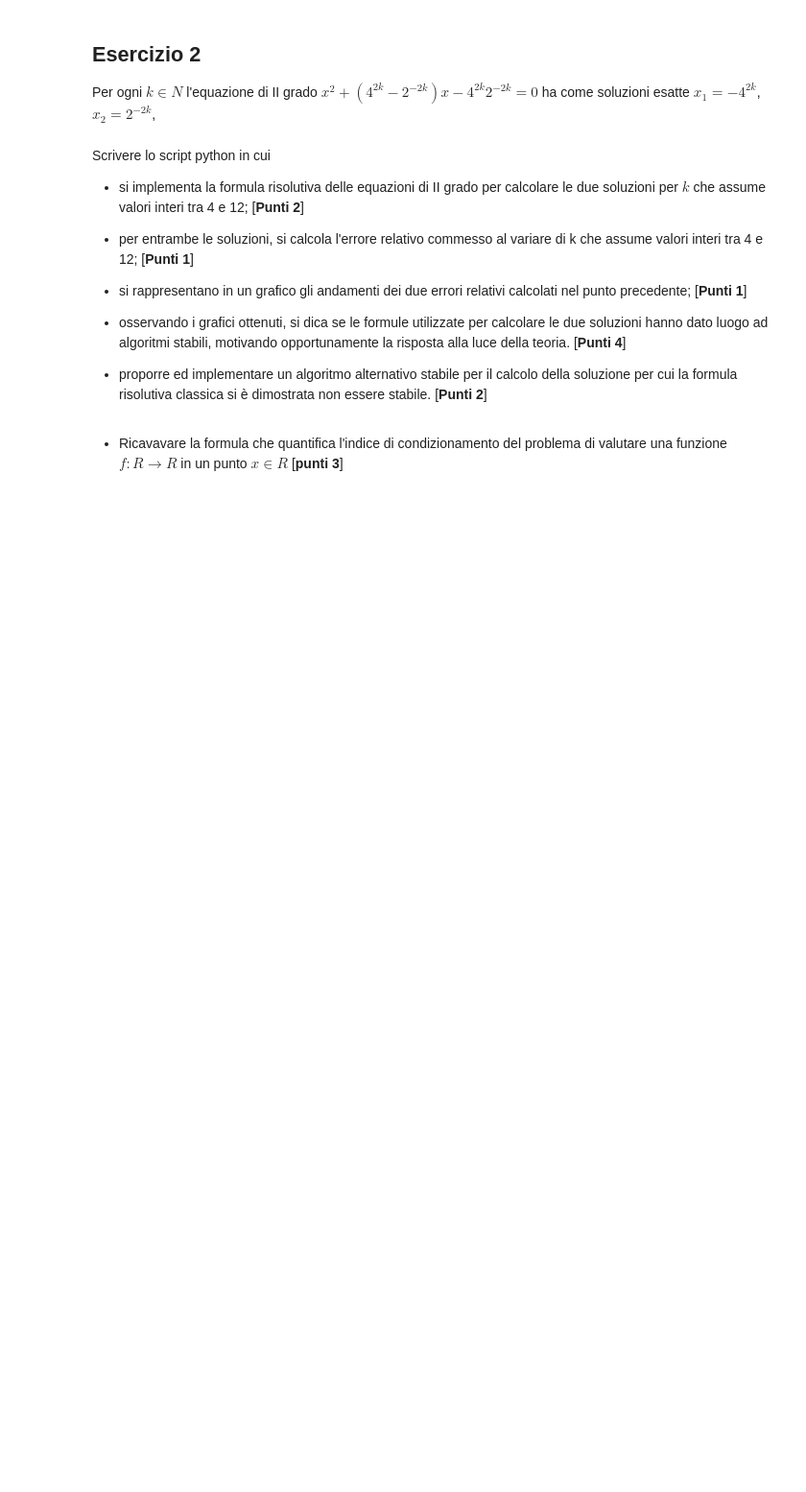
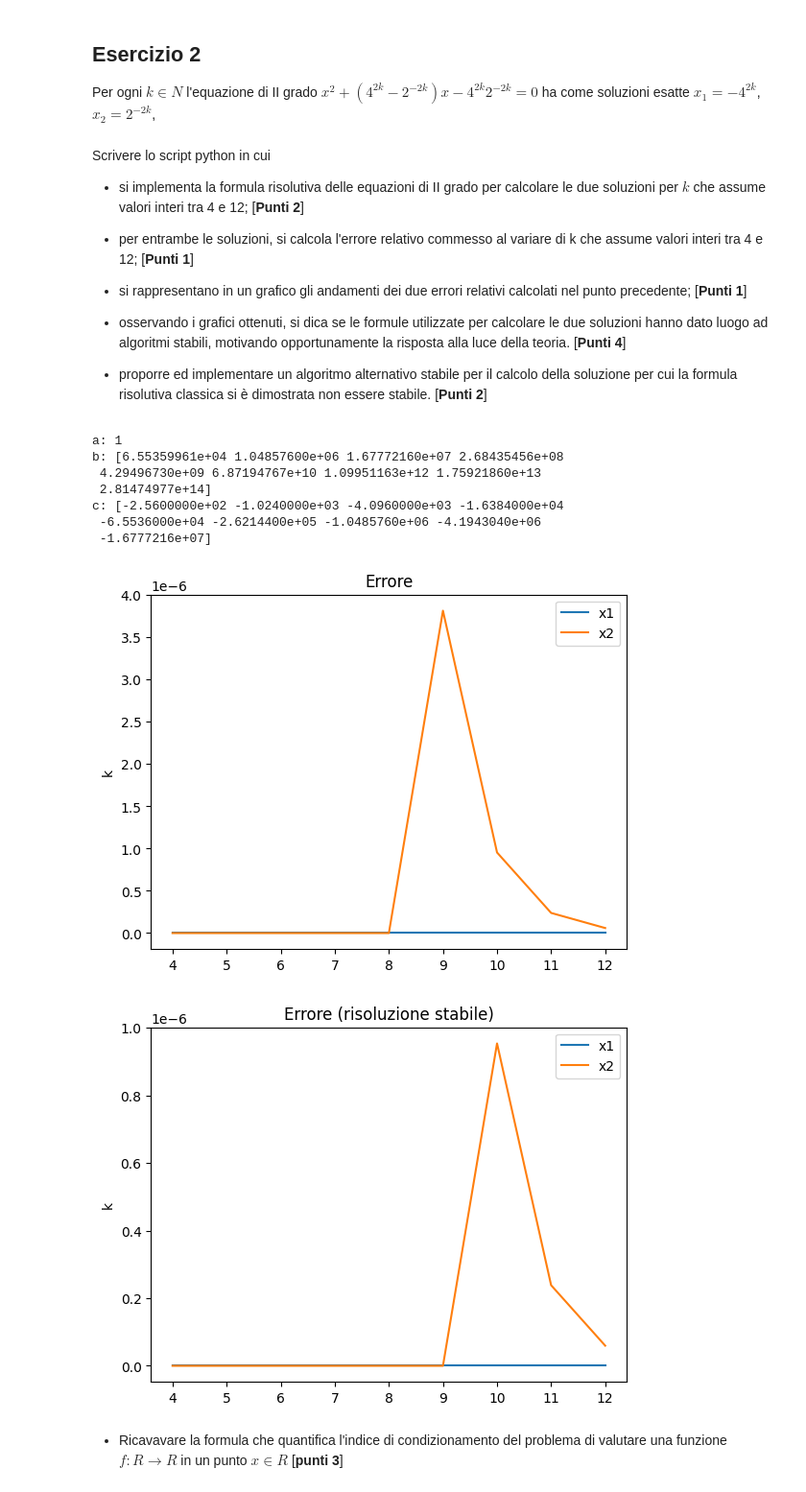
Before and after one commit to lspita/unibo-metodi-numerici-ia, a Jupyter notebook: esami/2024-07-04/t2/Esame_MN_4_luglio_Turno_II.ipynb, the cells around one changed output. Shown: that part at 96% size. Drawn from its saved outputs; the diff is of its cells as text; code cells hidden in the pictures; blank space fills up the shorter version.

```diff
--- a/esami/2024-07-04/t2/Esame_MN_4_luglio_Turno_II.ipynb
+++ b/esami/2024-07-04/t2/Esame_MN_4_luglio_Turno_II.ipynb
@@ -43,3 +43,18 @@ Per la lettura dei dati procedere nel seguente modo:
 `` b1=dati["b1"] ``
 
 `` b1=b1.astype(float)``
+# %%
+from scipy.io import loadmat
+import numpy as np
+from SolveTriangular import Lsolve, Usolve
+import scipy as sp
+
+dati = loadmat('testII')
+A=dati["A"]
+A=A.astype(float)
+b=dati["b"]
+b=b.astype(float)
+A1=dati["A1"]
+A1=A1.astype(float)
+b1=dati["b1"]
+b1=b1.astype(float)
@@ -71,2 +237,60 @@ Scrivere lo script python in cui
+# %%
+k = np.arange(4, 13)
+x1_esatta = -4.0**(2*k)
+x2_esatta = 2.0**(-2*k)
+
+# punto 1
+risolvi = lambda a, b, c: ((-b -np.sqrt(b**2 -4*a*c))/(2*a), (-b +np.sqrt(b**2 -4*a*c))/(2*a))
+
+a = 1
+b = 4.0**(2*k) - 2.0**(-2*k)
+c = -4.0**(2*k)*2.0**(-2*k)
+
+print("a:", a)
+print("b:", b)
+print("c:", c)
+
+x1, x2 = risolvi(a, b, c)
+
+# punto 2
+err = lambda x, expected: np.abs(x-expected)/np.where(x!=0, np.abs(x), 1)
+err_x1 = err(x1, x1_esatta)
+err_x2 = err(x2, x2_esatta)
+
+# punto 3
+plt.title("Errore")
+plt.ylabel("k")
+plt.plot(k, err_x1, label="x1")
+plt.plot(k, err_x2, label="x2")
+plt.legend()
+plt.show()
+
+# punto 4
+# la formula per x2 non è stabile perchè, per certi valori di k, -b e +sqrt(b**2 -4*a*c) sono simili in modulo ma di segno opposto, portarndo ad errori nella soluzione. Per risolvere questo problema
+# si può fattorizzare la radice portandola al denominatore (si moltiplica per (sqrt(b**2 -4*a*c) + b)/(sqrt(b**2 -4*a*c) + b)).
+
+# punto 5
+risolvi_stabile = lambda a, b, c: ((-b -np.sqrt(b**2 -4*a*c))/(2*a), ((b**2 -4*a*c) - b**2)/(2*a*(np.sqrt(b**2 -4*a*c) + b)))
+
+x1_s, x2_s = risolvi_stabile(a, b, c)
+err_x1_s = err(x1_s, x1_esatta)
+err_x2_s = err(x2_s, x2_esatta)
+
+plt.title("Errore (risoluzione stabile)")
+plt.ylabel("k")
+plt.plot(k, err_x1_s, label="x1")
+plt.plot(k, err_x2_s, label="x2")
+plt.legend()
+plt.show()
+# %% [output]
+a: 1
+b: [6.55359961e+04 1.04857600e+06 1.67772160e+07 2.68435456e+08
+ 4.29496730e+09 6.87194767e+10 1.09951163e+12 1.75921860e+13
+ 2.81474977e+14]
+c: [-2.5600000e+02 -1.0240000e+03 -4.0960000e+03 -1.6384000e+04
+ -6.5536000e+04 -2.6214400e+05 -1.0485760e+06 -4.1943040e+06
+ -1.6777216e+07]
+[figure, added]
+[figure, added]
 # %% [markdown]
 - Ricavavare la formula che quantifica l'indice di condizionamento del problema di valutare una funzione $f:R \rightarrow R$ in un punto $x \in R$ [**punti 3**]
```
Also changed, not shown: parts of 12 cells of this notebook, 1 other file.
